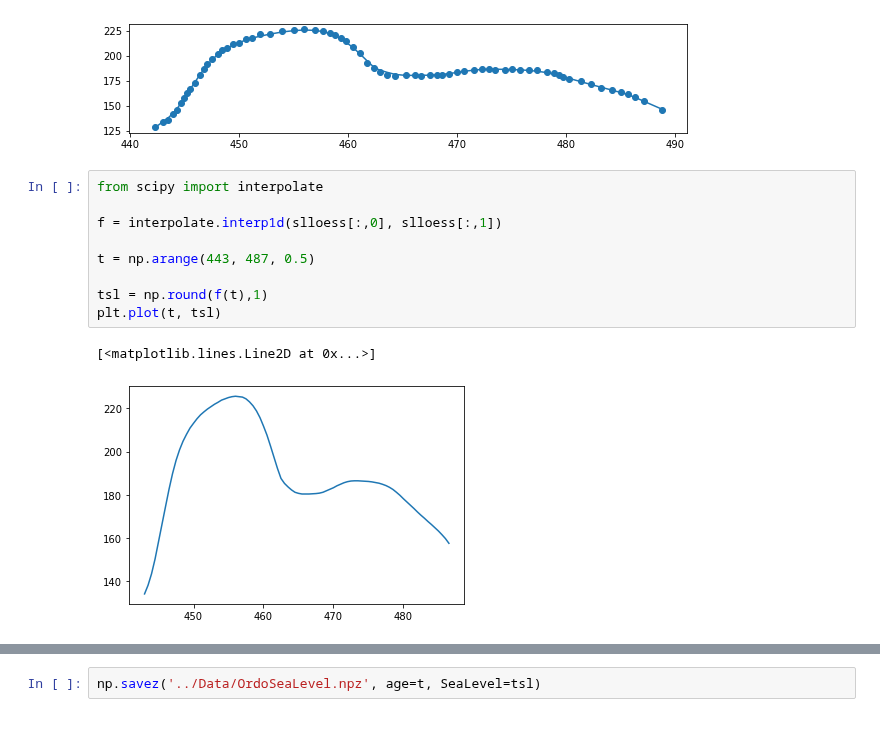
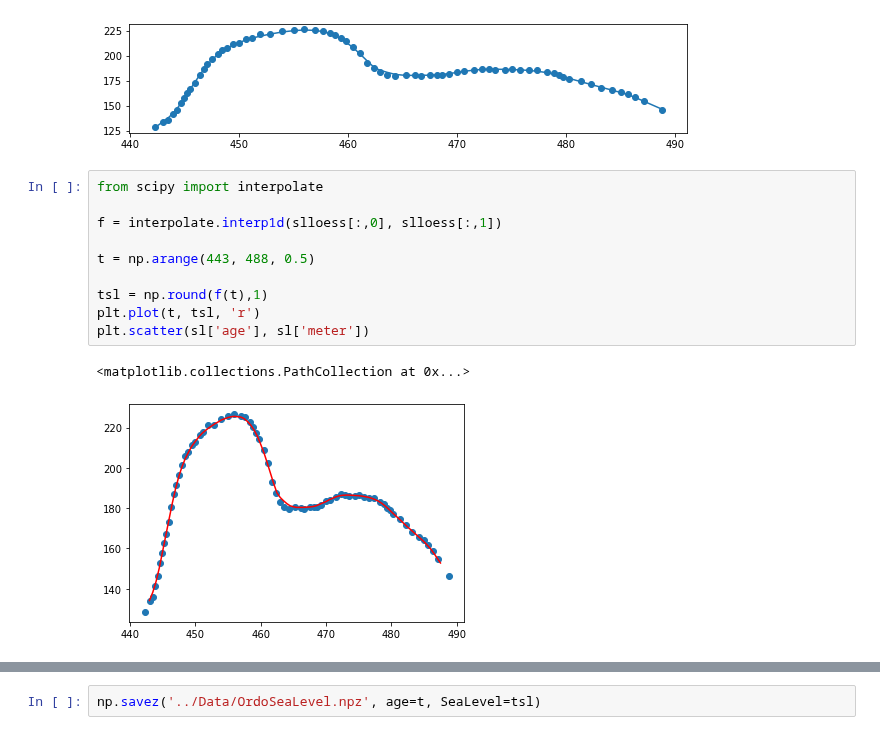
Before and after one commit to datuadiatma/avila_etal_2022, a Jupyter notebook: Notebook/Sea Levels.ipynb, the cells around one changed output, grey strips where cells are left out. Drawn from its saved outputs; the diff is of its cells as text.

```diff
--- a/Notebook/Sea Levels.ipynb
+++ b/Notebook/Sea Levels.ipynb
@@ -38,12 +38,13 @@ plt.scatter(sl['age'], sl['meter'])
 # %%
 from scipy import interpolate
 
 f = interpolate.interp1d(slloess[:,0], slloess[:,1])
 
-t = np.arange(443, 487, 0.5)
+t = np.arange(443, 488, 0.5)
 
 tsl = np.round(f(t),1)
-plt.plot(t, tsl)
+plt.plot(t, tsl, 'r')
+plt.scatter(sl['age'], sl['meter'])
 # %% [output]
-[<matplotlib.lines.Line2D at 0x...>]
+<matplotlib.collections.PathCollection at 0x...>
-[figure, old version]
+[figure, new version]
```
Also changed, not shown: parts of 2 cells of this notebook, 20 other files.
